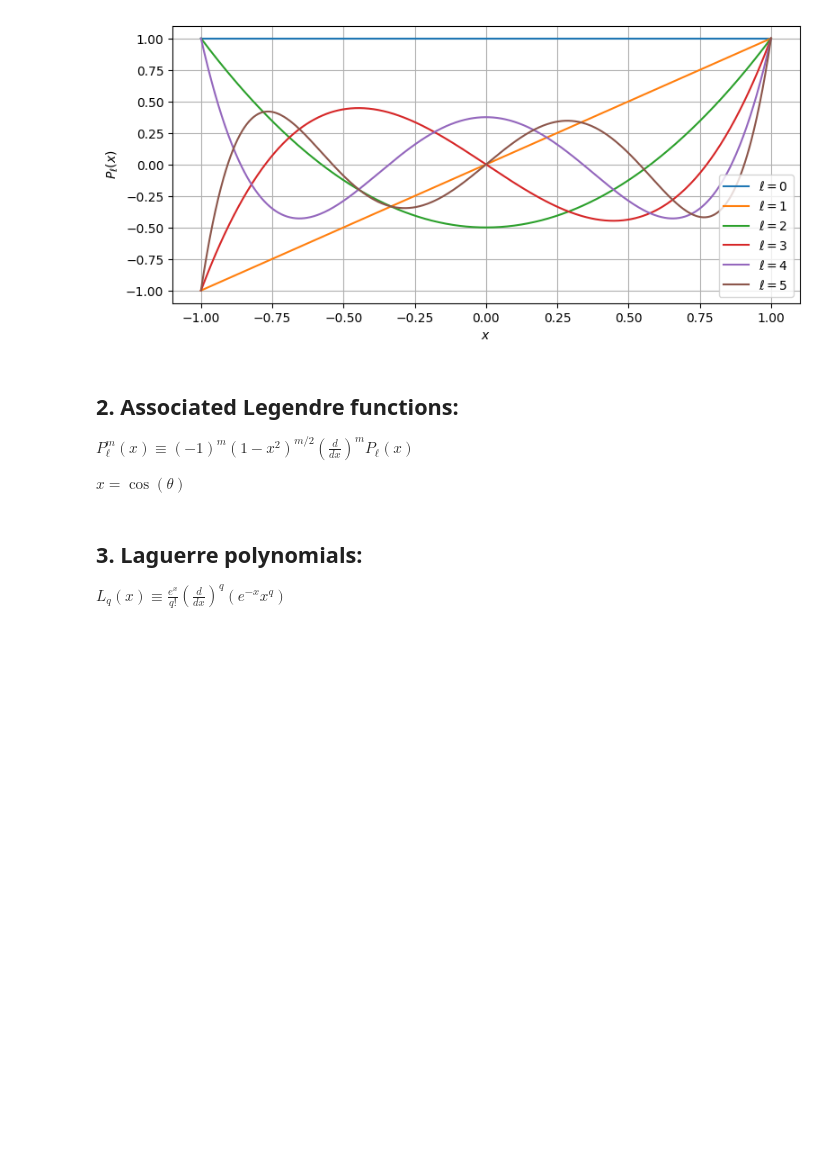
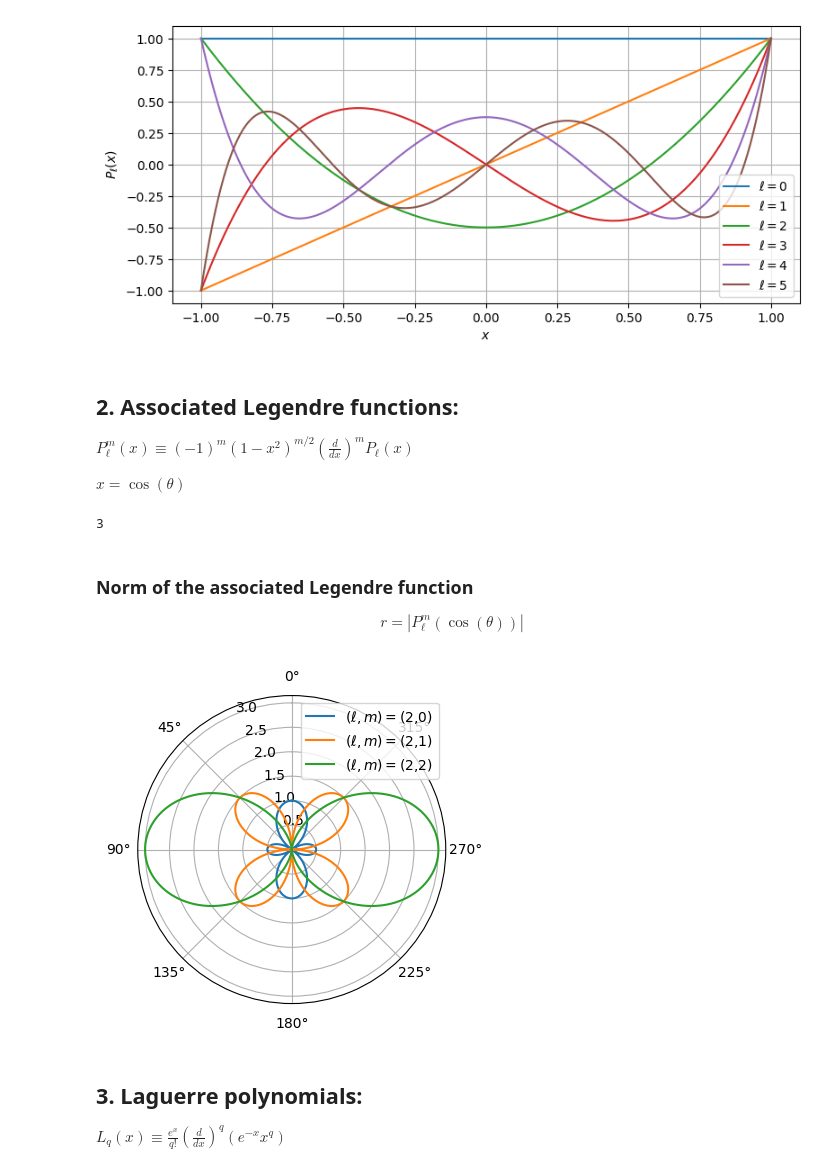
Before and after one commit to wbandabarragan/quantum-mechanics-1, a Jupyter notebook: python-notebooks/python4QM_10.ipynb, the cells around one changed output. Drawn from its saved outputs; the diff is of its cells as text; code cells hidden in the pictures; blank space fills up the shorter version.

```diff
--- a/python-notebooks/python4QM_10.ipynb
+++ b/python-notebooks/python4QM_10.ipynb
@@ -74,3 +74,25 @@ plt.show()
 $P_{\ell}^m(x) \equiv (-1)^m \left( 1 - x^2 \right)^{m/2} \left( \frac{d}{dx} \right)^m P_{\ell}(x)$
 
 $x=\cos(\theta)$
+# %%
+# Create a vector for theta
+theta = np.linspace(0., 2*np.pi, 1000)
+
+# Create a vector for x
+x = np.cos(theta)
+
+# Fix the input quantum numbers
+l = 2
+
+# Empty list to store the associated legendre functions
+p_lm = []
+
+# Loop over m (we restrict ourselves to + m values)
+for m in range(0, l+1):
+  #print(m)
+
+  p_lm.append(spe.lpmv(m, l, x))
+
+print(len(p_lm))
+# %% [output]
+3
@@ -77,3 +107,20 @@ $x=\cos(\theta)$
+# %% [markdown]
+### Norm of the associated Legendre function
+ $$r=|P_{\ell}^m(\cos(\theta))|$$
+# %%
+# Plotting in the polar angle coordinate -> theta
+fig, ax = plt.subplots(1, 1, figsize=(4,4), subplot_kw = {"projection": "polar"})
+
+for m in range(0, l+1):
+  # Compute r
+  r = np.abs(p_lm[m])
+  plt.plot(theta, r, label = rf"$(\ell, m)=$({l},{m})")
+
+ax.set_theta_offset(np.pi/2.)
+plt.legend()
+plt.show()
+# %% [output]
+[figure, added]
 # %% [markdown]
 ## 3. Laguerre polynomials:
 
```
Also changed, not shown: parts of 5 cells of this notebook.
